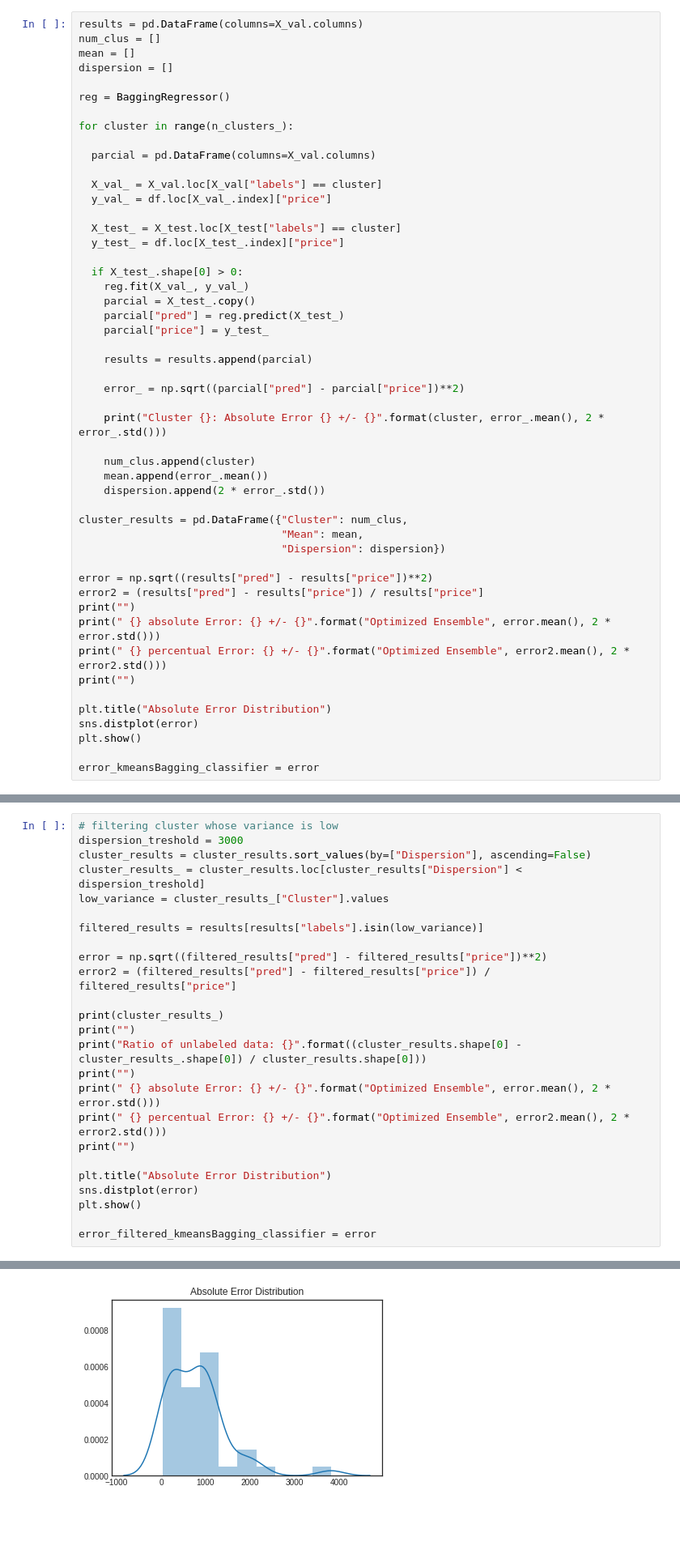
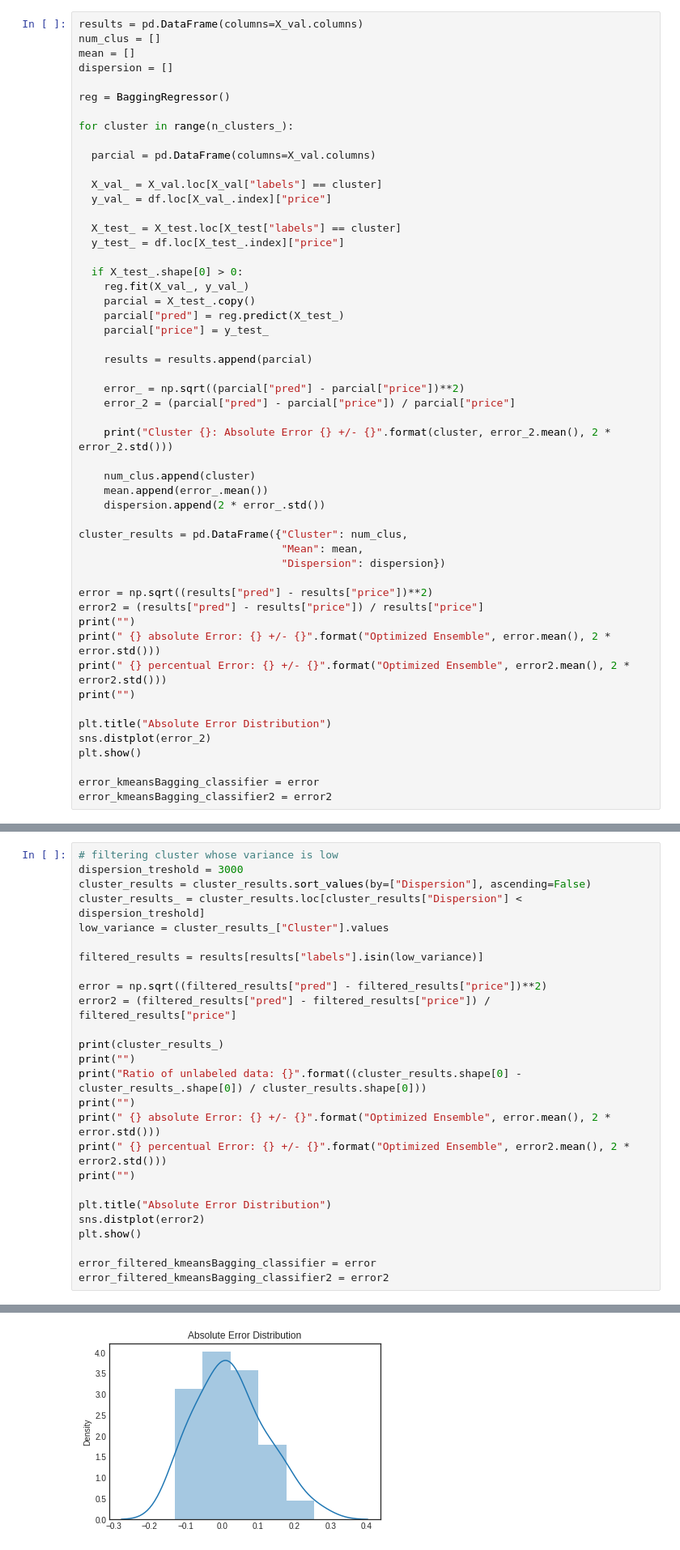
Before and after one commit to LeoFernanndes/portfolio, a Jupyter notebook: Regression_Optimization_Review.ipynb, the cells around one changed output, grey strips where cells are left out. Shown at 81% size. Saved outputs shown, nothing was run; the diff lists cells and outputs as text; blank space fills up the shorter version.

```diff
--- a/Regression_Optimization_Review.ipynb
+++ b/Regression_Optimization_Review.ipynb
@@ -454,8 +472,9 @@ for cluster in range(n_clusters_):
     results = results.append(parcial)
 
     error_ = np.sqrt((parcial["pred"] - parcial["price"])**2)
+    error_2 = (parcial["pred"] - parcial["price"]) / parcial["price"]
 
-    print("Cluster {}: Absolute Error {} +/- {}".format(cluster, error_.mean(), 2 * error_.std()))
+    print("Cluster {}: Absolute Error {} +/- {}".format(cluster, error_2.mean(), 2 * error_2.std()))
 
     num_clus.append(cluster)
     mean.append(error_.mean())
@@ -473,8 +492,9 @@ print(" {} percentual Error: {} +/- {}".format("Optimized Ensemble", error2.mean
 print("")
 
 plt.title("Absolute Error Distribution")
-sns.distplot(error)
+sns.distplot(error_2)
 plt.show()
 
 error_kmeansBagging_classifier = error
+error_kmeansBagging_classifier2 = error2
 # %% [output]
@@ -523,8 +543,9 @@ print(" {} percentual Error: {} +/- {}".format("Optimized Ensemble", error2.mean
 print("")
 
 plt.title("Absolute Error Distribution")
-sns.distplot(error)
+sns.distplot(error2)
 plt.show()
 
 error_filtered_kmeansBagging_classifier = error
+error_filtered_kmeansBagging_classifier2 = error2
 # %% [output]
@@ -543,4 +562,4 @@ Ratio of unlabeled data: 0.14285714285714285
-[figure, old version]
+[figure, new version]
 # %%
 high_variance = [cluster for cluster in cluster_results["Cluster"].values if cluster not in low_variance]
 outliers = results[results["labels"].isin(high_variance)]
```
Also changed, not shown: parts of 21 cells of this notebook.
